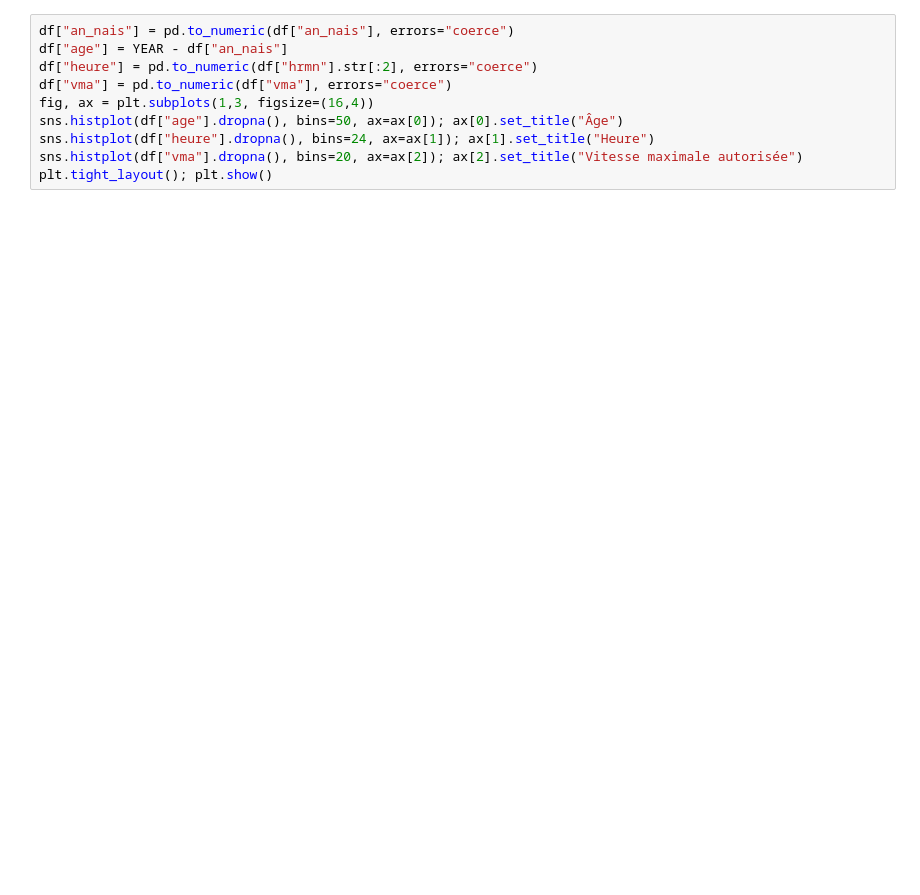
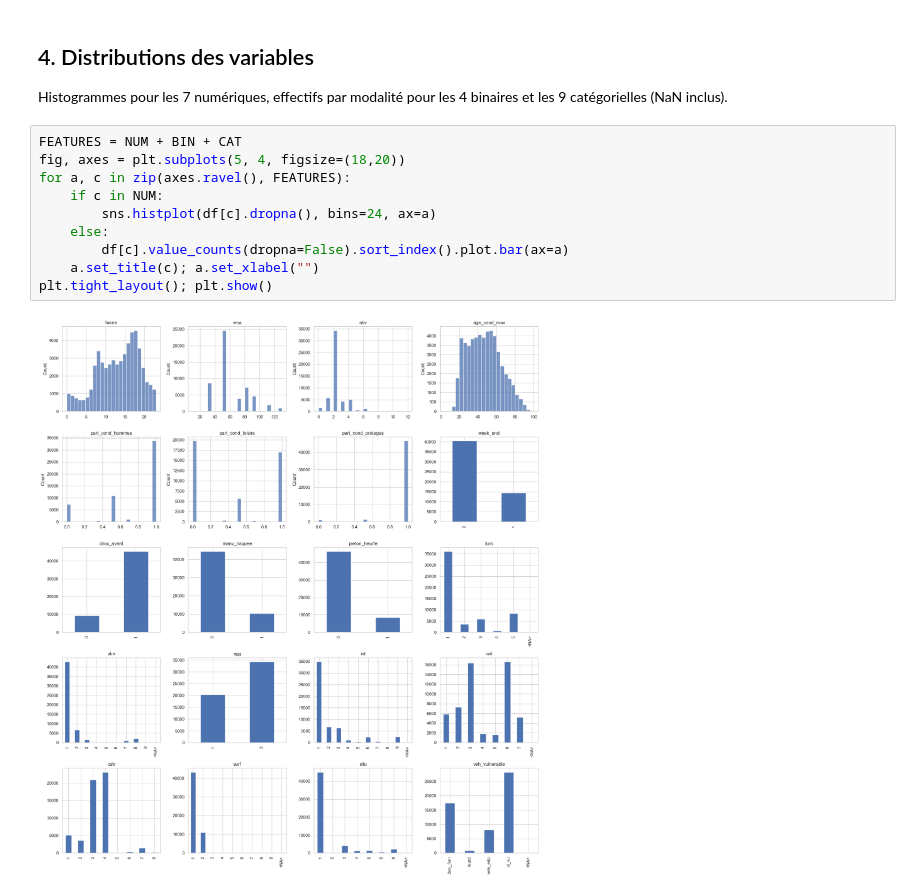
Before and after one commit to cyannure/aaa, a Jupyter notebook: notebooks/01_exploration.ipynb, the cells around one changed output. Cells and saved outputs as stored; diff of their text form; blank space fills up the shorter version.

```diff
--- a/notebooks/01_exploration.ipynb
+++ b/notebooks/01_exploration.ipynb
@@ -41,10 +77,15 @@ y.value_counts().plot.bar(title="Distribution de la gravité"); plt.show()
-# %%
-df["an_nais"] = pd.to_numeric(df["an_nais"], errors="coerce")
-df["age"] = YEAR - df["an_nais"]
-df["heure"] = pd.to_numeric(df["hrmn"].str[:2], errors="coerce")
-df["vma"] = pd.to_numeric(df["vma"], errors="coerce")
-fig, ax = plt.subplots(1,3, figsize=(16,4))
-sns.histplot(df["age"].dropna(), bins=50, ax=ax[0]); ax[0].set_title("Âge")
-sns.histplot(df["heure"].dropna(), bins=24, ax=ax[1]); ax[1].set_title("Heure")
-sns.histplot(df["vma"].dropna(), bins=20, ax=ax[2]); ax[2].set_title("Vitesse maximale autorisée")
-plt.tight_layout(); plt.show()
+# %% [markdown]
+## 4. Distributions des variables
+Histogrammes pour les 7 numériques, effectifs par modalité pour les 4 binaires et les 9 catégorielles (NaN inclus).
+# %%
+FEATURES = NUM + BIN + CAT
+fig, axes = plt.subplots(5, 4, figsize=(18,20))
+for a, c in zip(axes.ravel(), FEATURES):
+    if c in NUM:
+        sns.histplot(df[c].dropna(), bins=24, ax=a)
+    else:
+        df[c].value_counts(dropna=False).sort_index().plot.bar(ax=a)
+    a.set_title(c); a.set_xlabel("")
+plt.tight_layout(); plt.show()
+# %% [output]
+[figure, added]
```
Also changed, not shown: parts of 16 cells of this notebook, 6 other files.
